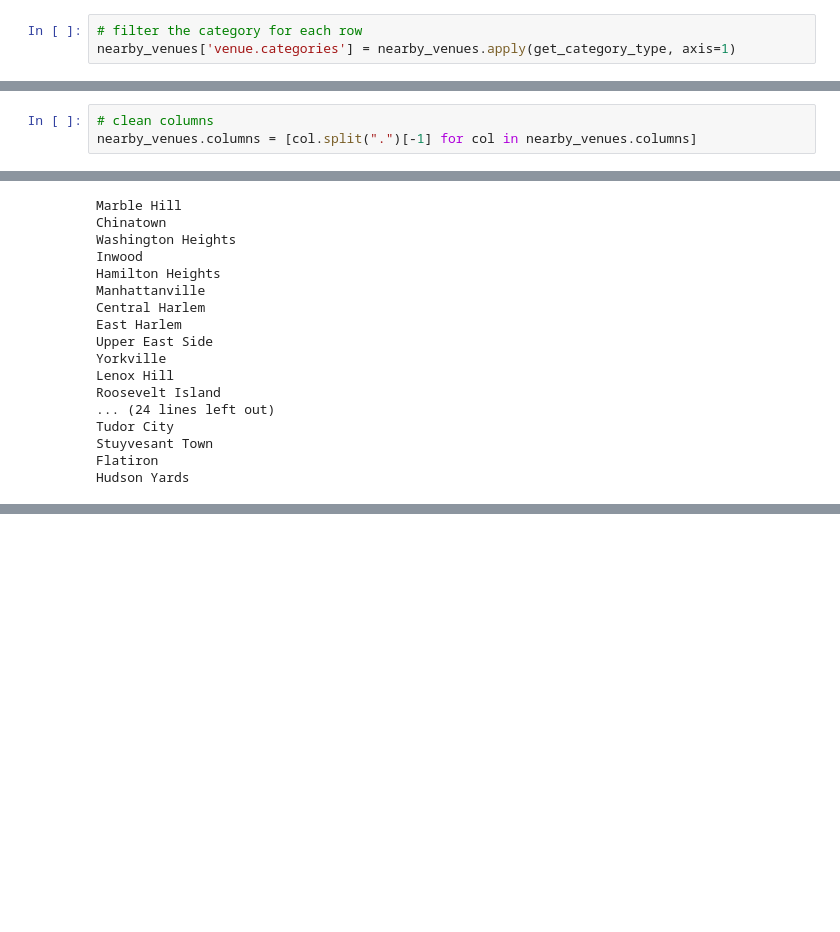
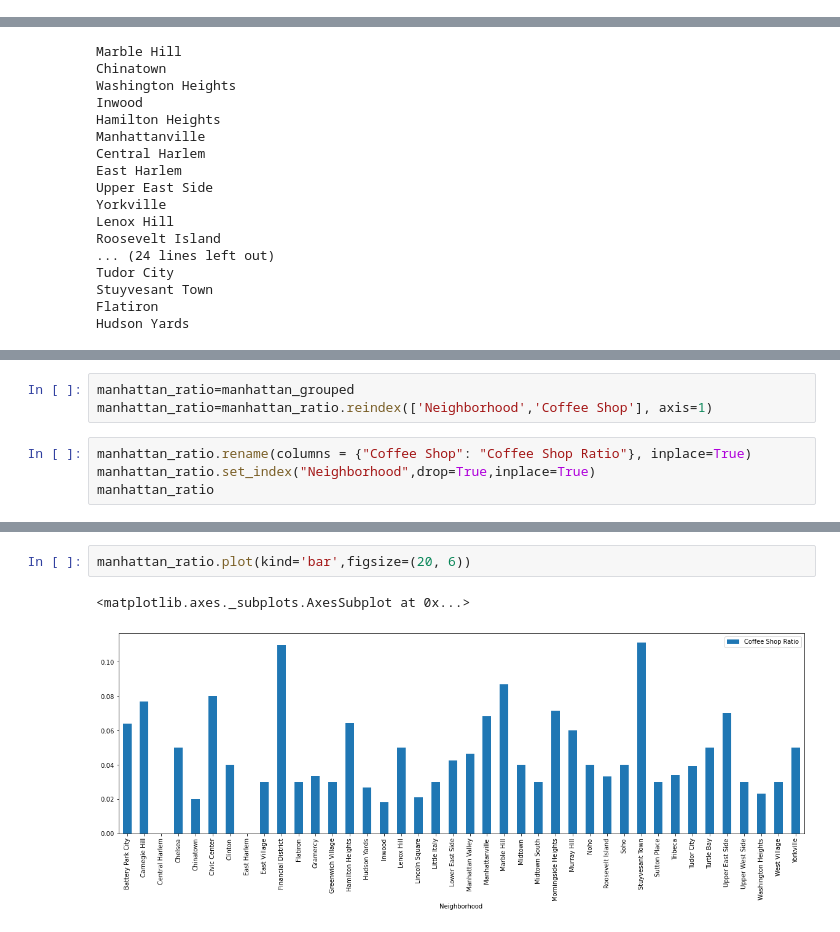
Before and after one commit to jeffbuschow/CourseraCapstone, a Jupyter notebook: Coursera Capstone Pt 2 and 3.ipynb, the cells around one changed output, grey strips where cells are left out. Saved outputs shown, nothing was run; the diff lists cells and outputs as text; blank space fills up the shorter version.

```diff
--- a/Coursera Capstone Pt 2 and 3.ipynb
+++ b/Coursera Capstone Pt 2 and 3.ipynb
@@ -290,3 +154,0 @@ nearby_venues =nearby_venues.loc[:, filtered_columns]
-# %%
-# filter the category for each row
-nearby_venues['venue.categories'] = nearby_venues.apply(get_category_type, axis=1)
@@ -295,3 +154,0 @@ AttributeError: 'Series' object has no attribute '_mgr'
-# %%
-# clean columns
-nearby_venues.columns = [col.split(".")[-1] for col in nearby_venues.columns]
@@ -712,0 +269,7 @@ AttributeError: 'NoneType' object has no attribute 'items'
+# %%
+manhattan_ratio=manhattan_grouped
+manhattan_ratio=manhattan_ratio.reindex(['Neighborhood','Coffee Shop'], axis=1)
+# %%
+manhattan_ratio.rename(columns = {"Coffee Shop": "Coffee Shop Ratio"}, inplace=True)
+manhattan_ratio.set_index("Neighborhood",drop=True,inplace=True)
+manhattan_ratio
@@ -712,0 +295,5 @@ AttributeError: 'NoneType' object has no attribute 'items'
+# %%
+manhattan_ratio.plot(kind='bar',figsize=(20, 6))
+# %% [output]
+<matplotlib.axes._subplots.AxesSubplot at 0x...>
+[figure, added]
```
Also changed, not shown: parts of 53 cells of this notebook.
